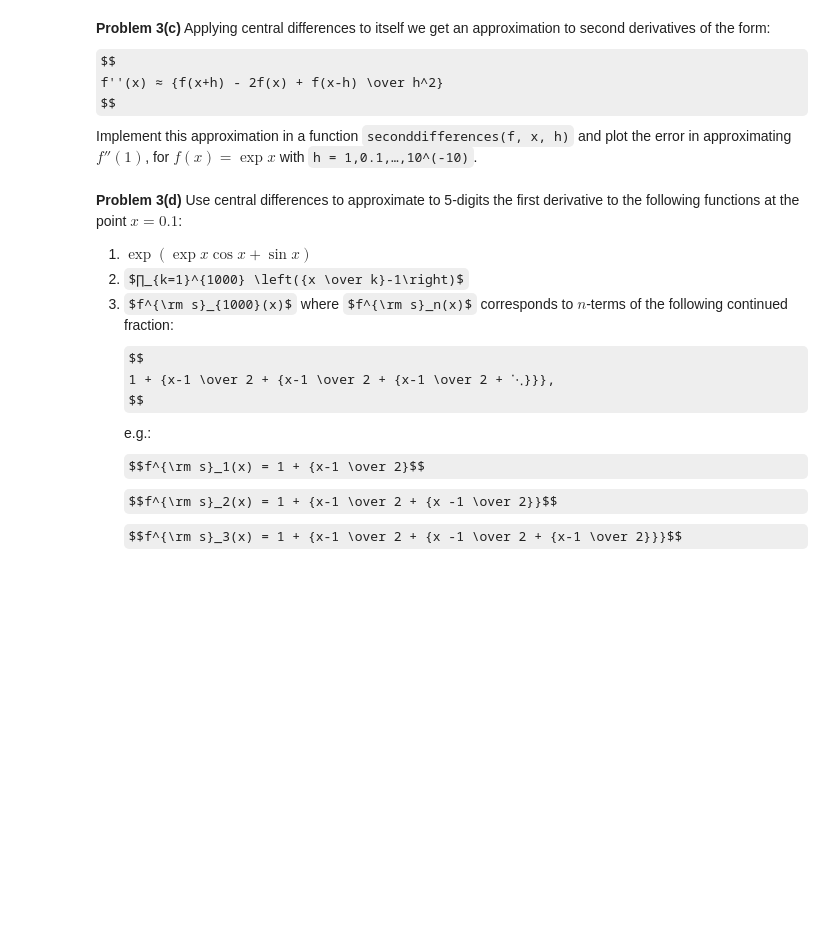
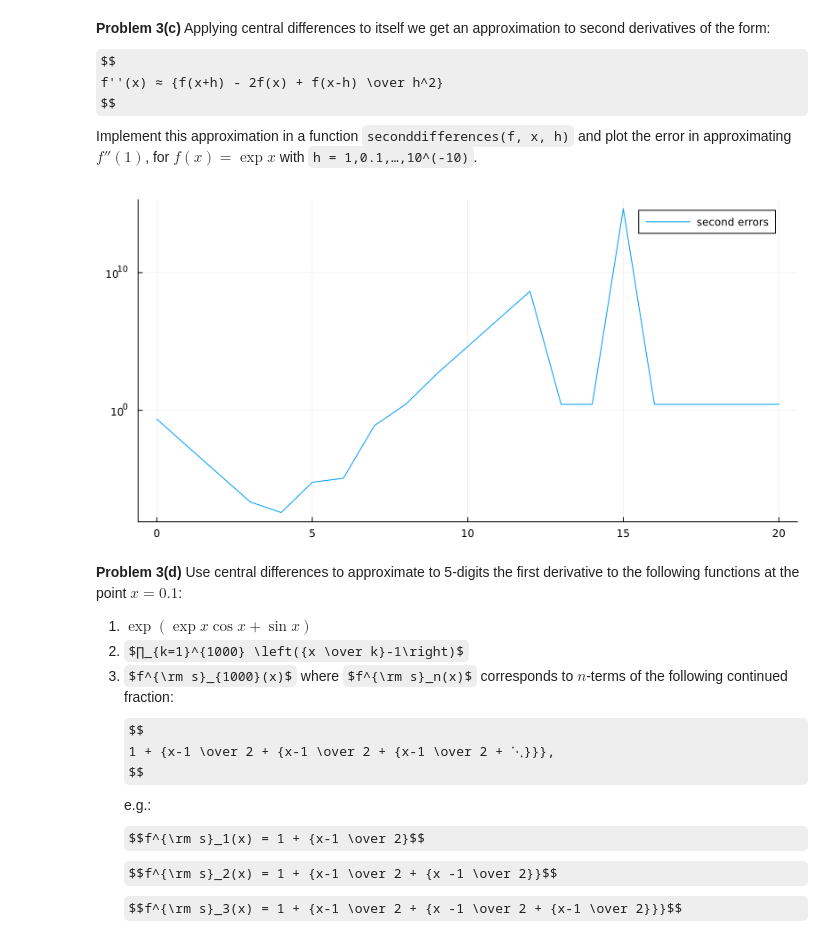
Before and after one commit to Nicholas-Andreou/Numerical-Analysis, a Jupyter notebook: labs/lab1/lab1d.ipynb, the cells around one changed output. Cells and saved outputs as stored; diff of their text form; code cells hidden in the pictures; some formulas as TeX source; blank space fills up the shorter version.

```diff
--- a/labs/lab1/lab1d.ipynb
+++ b/labs/lab1/lab1d.ipynb
@@ -366,6 +424,18 @@ Implement this approximation in a function `seconddifferences(f, x, h)`
 and plot the error in approximating $f''(1)$, for $f(x) = \exp x$ with `h = 1,0.1,…,10^(-10)`.
 # %%
 # TODO: implement seconddifferences(f,x,h) and plot the error for h = 1,0.1,…,10^(-10).
+
+function seconddifferences(f, x, h)
+    second_deriv = (f(x+h) -2*f(x) + f(x-h))/(h^2)
+    second_deriv
+
+end
+
+second_errs = [abs(seconddifferences(exp, 1, 10.0^(-k)) - exp(1)) for k=0:20]
+
+plot(0:20, second_errs; yscale=:log10 , label = "second errors")
+# %% [output]
+[figure, added]
 # %% [markdown]
 **Problem 3(d)** Use central differences to approximate to 5-digits the first
 derivative to the following functions
```
Also changed, not shown: parts of 23 cells of this notebook, 2 other files.
